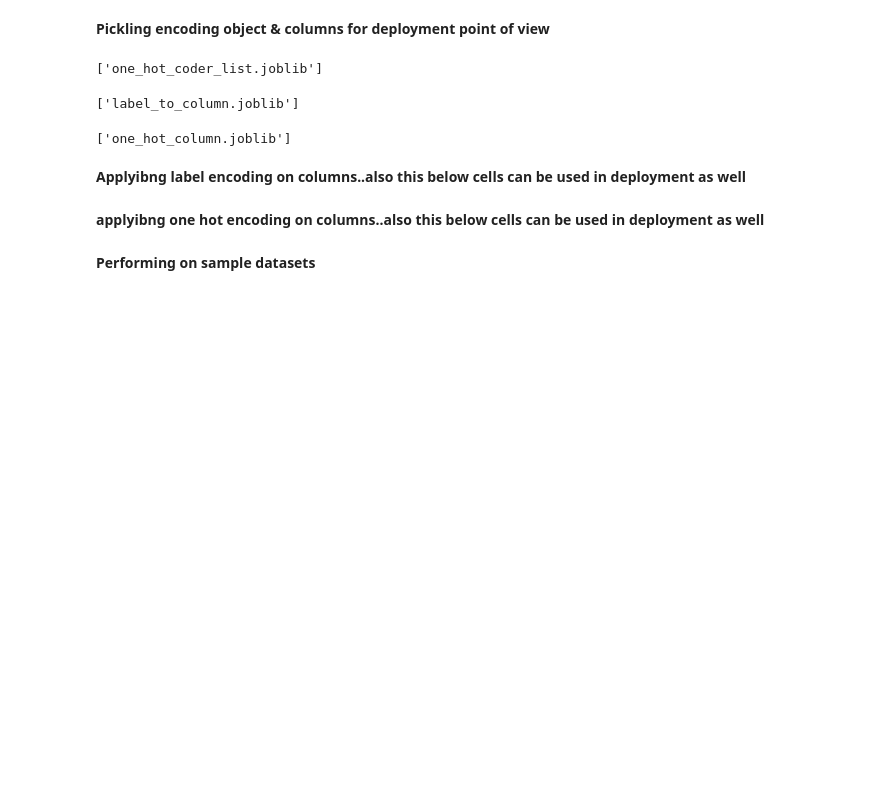
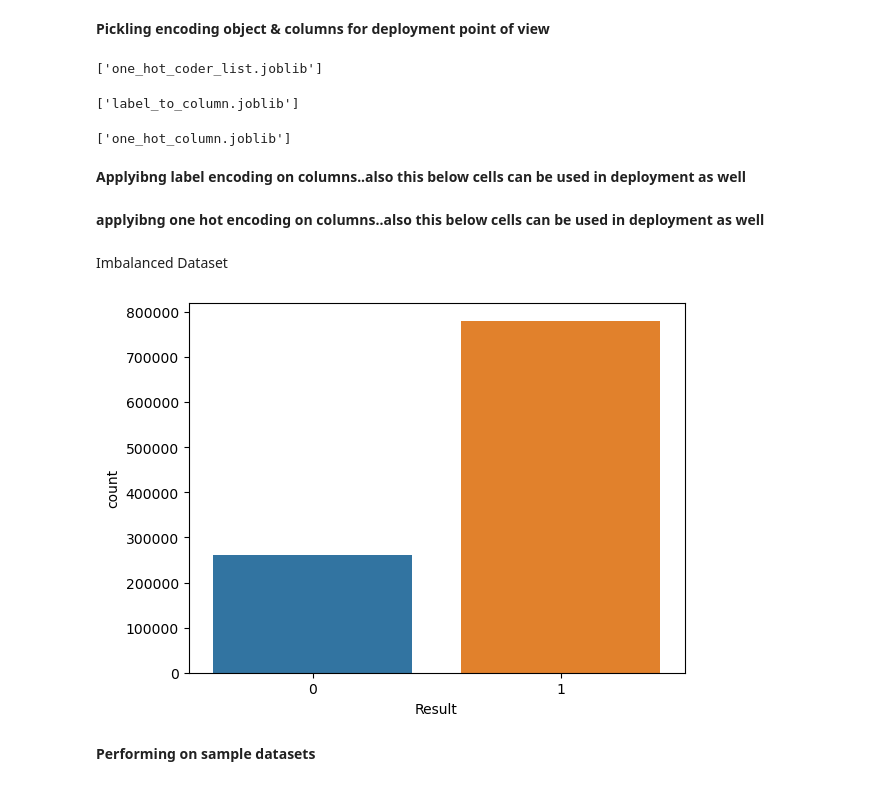
Before and after one commit to Pallabpal/Health-Insurance-Fraud-Detection, a Jupyter notebook: Health_Insurance.ipynb, the cells around one changed output. Drawn from its saved outputs; the diff is of its cells as text; code cells hidden in the pictures; blank space fills up the shorter version.

```diff
--- a/Health_Insurance.ipynb
+++ b/Health_Insurance.ipynb
@@ -165,6 +177,13 @@ k = 0
 for i in one_hot_column:
     dataset[i] = one_hot_coder_list[k].fit_transform(dataset[i])
     k =+1
+# %% [markdown]
+Imbalanced Dataset
+# %%
+sns.countplot(dataset.Result)
+plt.show()
+# %% [output]
+[figure, added]
 # %% [markdown]
 **Performing on sample datasets**
 # %%
```
Also changed, not shown: parts of 18 cells of this notebook.
